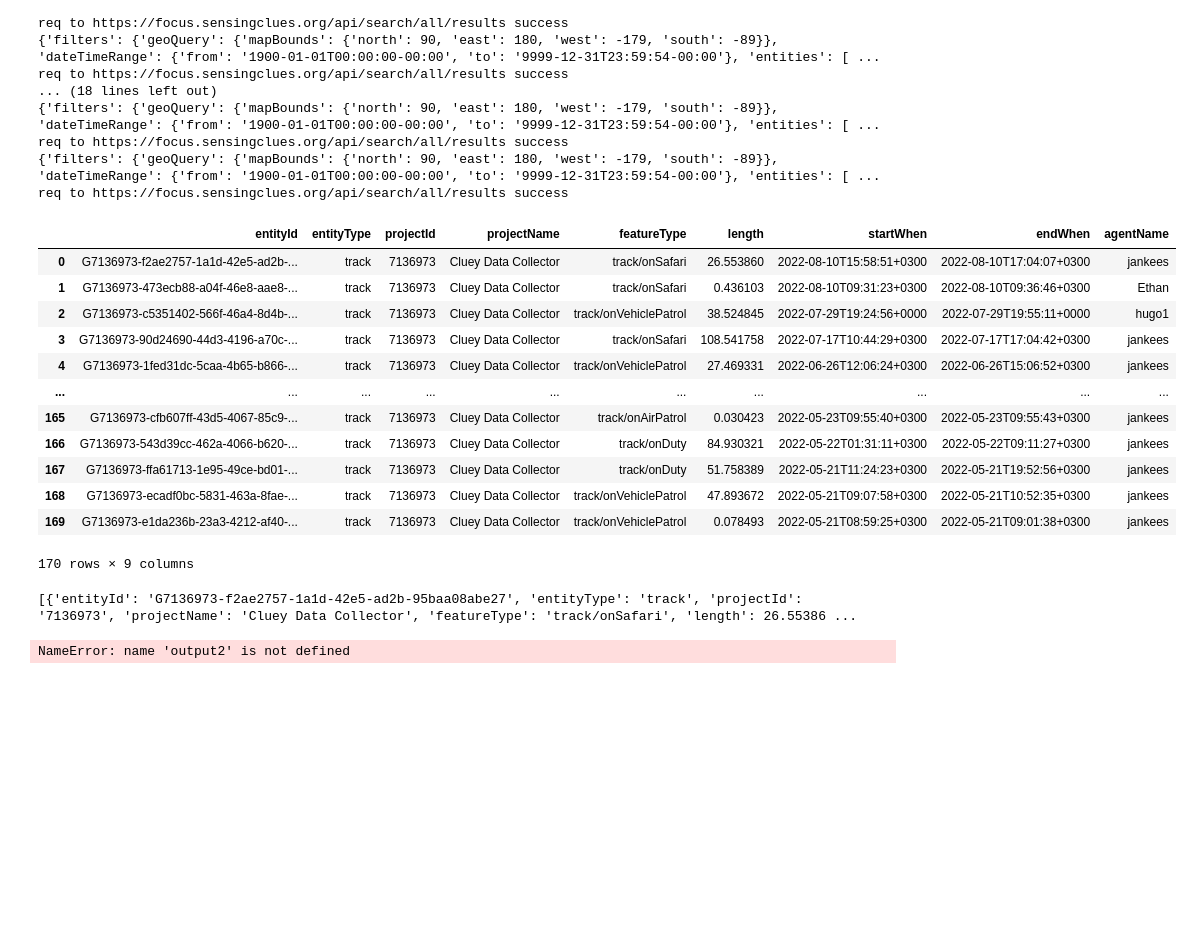
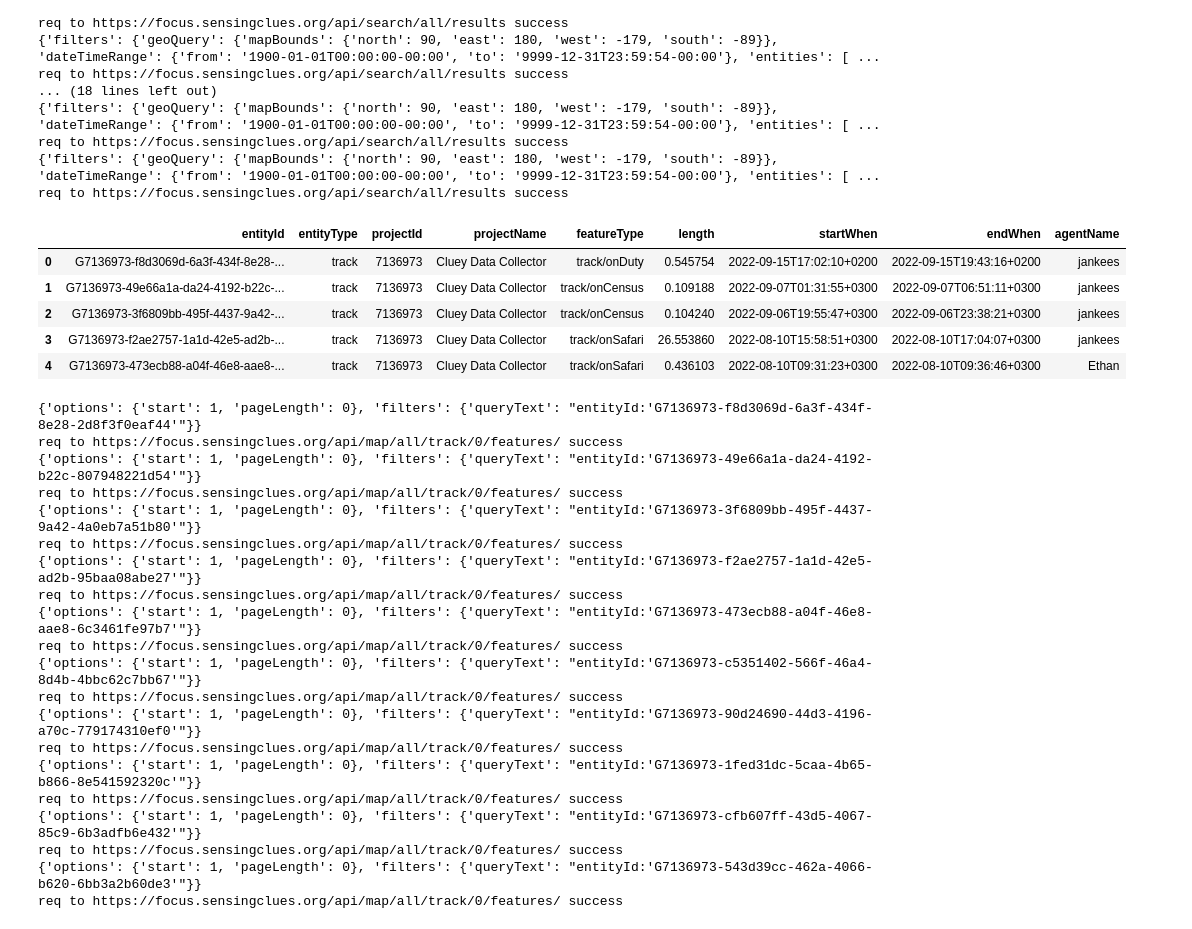
Before and after one commit to SensingClues/wildcat-api-python, a Jupyter notebook: demo_notebook.ipynb, the cells around one changed output. Cells and saved outputs as stored; diff of their text form; code cells hidden in the pictures; blank space fills up the shorter version.

```diff
--- a/demo_notebook.ipynb
+++ b/demo_notebook.ipynb
@@ -63,5 +76,5 @@ info.list_to_pd().head()
 # %%
-groups = sum(info.get_list_values(), [])
+groups = "focus-project-7136973"
 # %% [markdown]
 ### 1.2: get-observations
 Needed before this step
@@ -173,26 +139,35 @@ req to https://focus.sensingclues.org/api/search/all/results success
 {'filters': {'geoQuery': {'mapBounds': {'north': 90, 'east': 180, 'west': -179, 'south': -89}}, 'dateTimeRange': {'from': '1900-01-01T00:00:00-00:00', 'to': '9999-12-31T23:59:54-00:00'}, 'entities': [ ...
 req to https://focus.sensingclues.org/api/search/all/results success
 # %%
-output.list_to_pd()
+import pandas as pd
+output.head()
 # %% [output]
 |  | entityId | entityType | projectId | projectName | featureType | length | startWhen | endWhen | agentName |
-| 0 | G7136973-f2ae2757-1a1d-42e5-ad2b-... | track | 7136973 | Cluey Data Collector | track/onSafari | 26.553860 | 2022-08-10T15:58:51+0300 | 2022-08-10T17:04:07+0300 | jankees |
-| 1 | G7136973-473ecb88-a04f-46e8-aae8-... | track | 7136973 | Cluey Data Collector | track/onSafari | 0.436103 | 2022-08-10T09:31:23+0300 | 2022-08-10T09:36:46+0300 | Ethan |
-| 2 | G7136973-c5351402-566f-46a4-8d4b-... | track | 7136973 | Cluey Data Collector | track/onVehiclePatrol | 38.524845 | 2022-07-29T19:24:56+0000 | 2022-07-29T19:55:11+0000 | hugo1 |
-| 3 | G7136973-90d24690-44d3-4196-a70c-... | track | 7136973 | Cluey Data Collector | track/onSafari | 108.541758 | 2022-07-17T10:44:29+0300 | 2022-07-17T17:04:42+0300 | jankees |
-| 4 | G7136973-1fed31dc-5caa-4b65-b866-... | track | 7136973 | Cluey Data Collector | track/onVehiclePatrol | 27.469331 | 2022-06-26T12:06:24+0300 | 2022-06-26T15:06:52+0300 | jankees |
-| ... | ... | ... | ... | ... | ... | ... | ... | ... | ... |
-| 165 | G7136973-cfb607ff-43d5-4067-85c9-... | track | 7136973 | Cluey Data Collector | track/onAirPatrol | 0.030423 | 2022-05-23T09:55:40+0300 | 2022-05-23T09:55:43+0300 | jankees |
-| 166 | G7136973-543d39cc-462a-4066-b620-... | track | 7136973 | Cluey Data Collector | track/onDuty | 84.930321 | 2022-05-22T01:31:11+0300 | 2022-05-22T09:11:27+0300 | jankees |
-| 167 | G7136973-ffa61713-1e95-49ce-bd01-... | track | 7136973 | Cluey Data Collector | track/onDuty | 51.758389 | 2022-05-21T11:24:23+0300 | 2022-05-21T19:52:56+0300 | jankees |
-| 168 | G7136973-ecadf0bc-5831-463a-8fae-... | track | 7136973 | Cluey Data Collector | track/onVehiclePatrol | 47.893672 | 2022-05-21T09:07:58+0300 | 2022-05-21T10:52:35+0300 | jankees |
-| 169 | G7136973-e1da236b-23a3-4212-af40-... | track | 7136973 | Cluey Data Collector | track/onVehiclePatrol | 0.078493 | 2022-05-21T08:59:25+0300 | 2022-05-21T09:01:38+0300 | jankees |
+| 0 | G7136973-f8d3069d-6a3f-434f-8e28-... | track | 7136973 | Cluey Data Collector | track/onDuty | 0.545754 | 2022-09-15T17:02:10+0200 | 2022-09-15T19:43:16+0200 | jankees |
+| 1 | G7136973-49e66a1a-da24-4192-b22c-... | track | 7136973 | Cluey Data Collector | track/onCensus | 0.109188 | 2022-09-07T01:31:55+0300 | 2022-09-07T06:51:11+0300 | jankees |
+| 2 | G7136973-3f6809bb-495f-4437-9a42-... | track | 7136973 | Cluey Data Collector | track/onCensus | 0.104240 | 2022-09-06T19:55:47+0300 | 2022-09-06T23:38:21+0300 | jankees |
+| 3 | G7136973-f2ae2757-1a1d-42e5-ad2b-... | track | 7136973 | Cluey Data Collector | track/onSafari | 26.553860 | 2022-08-10T15:58:51+0300 | 2022-08-10T17:04:07+0300 | jankees |
+| 4 | G7136973-473ecb88-a04f-46e8-aae8-... | track | 7136973 | Cluey Data Collector | track/onSafari | 0.436103 | 2022-08-10T09:31:23+0300 | 2022-08-10T09:36:46+0300 | Ethan |
-170 rows × 9 columns
-# %%
-print(output.get_list_dict())
-# %% [output]
-[{'entityId': 'G7136973-f2ae2757-1a1d-42e5-ad2b-95baa08abe27', 'entityType': 'track', 'projectId': '7136973', 'projectName': 'Cluey Data Collector', 'featureType': 'track/onSafari', 'length': 26.55386 ...
-# %%
-output2.list_to_pd()
-# %% [output]
-NameError: name 'output2' is not defined
+# %%
+incl_geo = api_call.add_geojson_to_track(output)
+# %% [output]
+{'options': {'start': 1, 'pageLength': 0}, 'filters': {'queryText': "entityId:'G7136973-f8d3069d-6a3f-434f-8e28-2d8f3f0eaf44'"}}
+req to https://focus.sensingclues.org/api/map/all/track/0/features/ success
+{'options': {'start': 1, 'pageLength': 0}, 'filters': {'queryText': "entityId:'G7136973-49e66a1a-da24-4192-b22c-807948221d54'"}}
+req to https://focus.sensingclues.org/api/map/all/track/0/features/ success
+{'options': {'start': 1, 'pageLength': 0}, 'filters': {'queryText': "entityId:'G7136973-3f6809bb-495f-4437-9a42-4a0eb7a51b80'"}}
+req to https://focus.sensingclues.org/api/map/all/track/0/features/ success
+{'options': {'start': 1, 'pageLength': 0}, 'filters': {'queryText': "entityId:'G7136973-f2ae2757-1a1d-42e5-ad2b-95baa08abe27'"}}
+req to https://focus.sensingclues.org/api/map/all/track/0/features/ success
+{'options': {'start': 1, 'pageLength': 0}, 'filters': {'queryText': "entityId:'G7136973-473ecb88-a04f-46e8-aae8-6c3461fe97b7'"}}
+req to https://focus.sensingclues.org/api/map/all/track/0/features/ success
+{'options': {'start': 1, 'pageLength': 0}, 'filters': {'queryText': "entityId:'G7136973-c5351402-566f-46a4-8d4b-4bbc62c7bb67'"}}
+req to https://focus.sensingclues.org/api/map/all/track/0/features/ success
+{'options': {'start': 1, 'pageLength': 0}, 'filters': {'queryText': "entityId:'G7136973-90d24690-44d3-4196-a70c-779174310ef0'"}}
+req to https://focus.sensingclues.org/api/map/all/track/0/features/ success
+{'options': {'start': 1, 'pageLength': 0}, 'filters': {'queryText': "entityId:'G7136973-1fed31dc-5caa-4b65-b866-8e541592320c'"}}
+req to https://focus.sensingclues.org/api/map/all/track/0/features/ success
+{'options': {'start': 1, 'pageLength': 0}, 'filters': {'queryText': "entityId:'G7136973-cfb607ff-43d5-4067-85c9-6b3adfb6e432'"}}
+req to https://focus.sensingclues.org/api/map/all/track/0/features/ success
+{'options': {'start': 1, 'pageLength': 0}, 'filters': {'queryText': "entityId:'G7136973-543d39cc-462a-4066-b620-6bb3a2b60de3'"}}
+req to https://focus.sensingclues.org/api/map/all/track/0/features/ success
```
Also changed, not shown: parts of 13 cells of this notebook, 14 other files.
